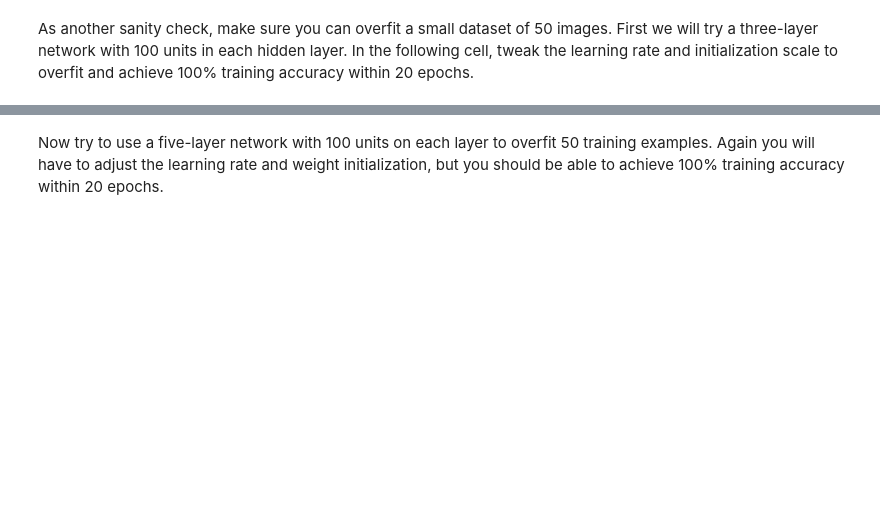
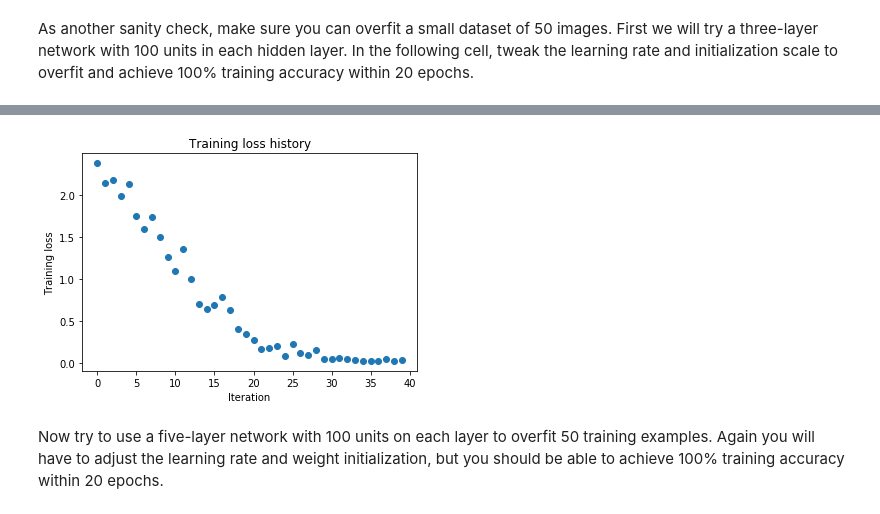
Before and after one commit to dhungle/CS231n-2018, a Jupyter notebook: assignment2/FullyConnectedNets.ipynb, the cells around one changed output, grey strips where cells are left out. Saved outputs shown, nothing was run; the diff lists cells and outputs as text; code cells hidden in the pictures; blank space fills up the shorter version.

```diff
--- a/assignment2/FullyConnectedNets.ipynb
+++ b/assignment2/FullyConnectedNets.ipynb
@@ -433,7 +447,7 @@ small_data = {
 }
 
 weight_scale = 1e-2
-learning_rate = 1e-4
+learning_rate = 1e-2
 model = FullyConnectedNet([100, 100],
               weight_scale=weight_scale, dtype=np.float64)
 solver = Solver(model, small_data,
@@ -450,3 +464,4 @@ plt.title('Training loss history')
 plt.xlabel('Iteration')
 plt.ylabel('Training loss')
 plt.show()
+# %% [output]
@@ -453,3 +485,4 @@ plt.show()
+[figure, added]
 # %% [markdown]
 Now try to use a five-layer network with 100 units on each layer to overfit 50 training examples. Again you will have to adjust the learning rate and weight initialization, but you should be able to achieve 100% training accuracy within 20 epochs.
 # %%
```
Also changed, not shown: parts of 13 cells of this notebook, 3 other files.
